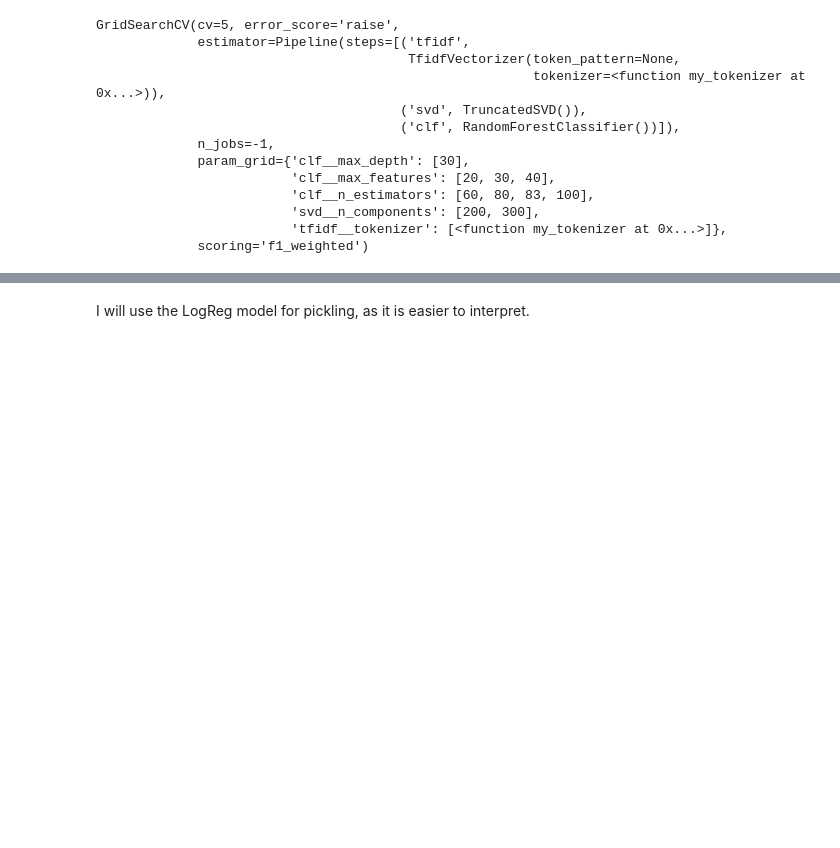
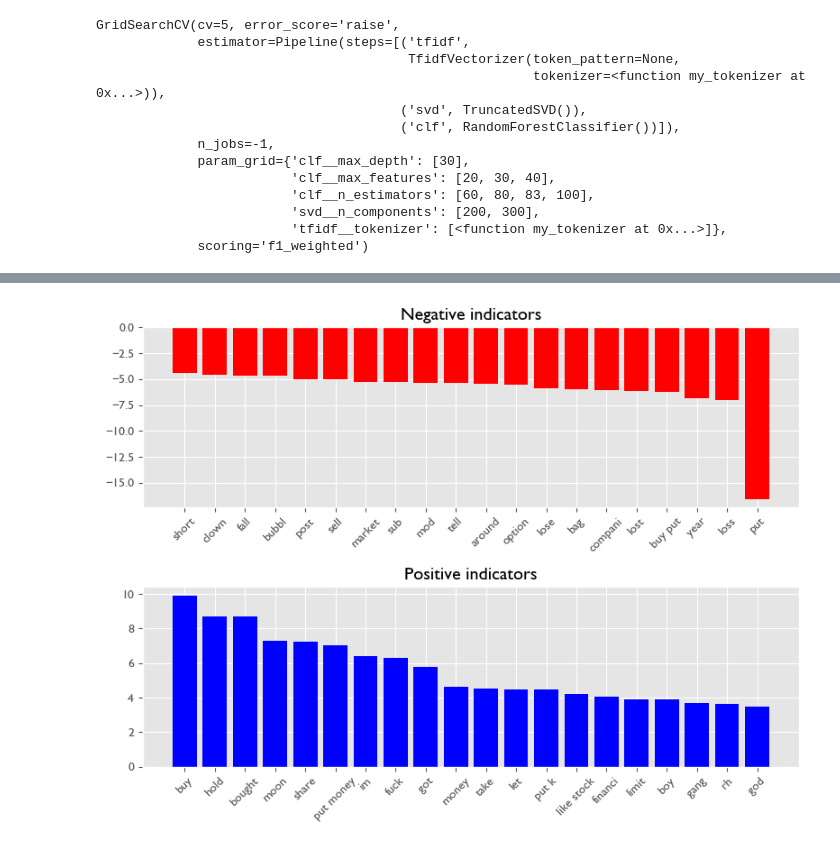
Before and after one commit to lusavkaedu/wallstreetbets, a Jupyter notebook: notebooks/03_A_Labelled_dataset_modelling_yes_no.ipynb, the cells around one changed output, grey strips where cells are left out. Cells and saved outputs as stored; diff of their text form; code cells hidden in the pictures; blank space fills up the shorter version.

```diff
--- a/notebooks/03_A_Labelled_dataset_modelling_yes_no.ipynb
+++ b/notebooks/03_A_Labelled_dataset_modelling_yes_no.ipynb
@@ -1478,2 +1548,37 @@ plt.show()
-# %% [markdown]
-I will use the LogReg model for pickling, as it is easier to interpret.
+# %%
+# Plotting the best log reg coefficients
+
+def plot_coefs(pipeline):
+    # Extract the Logistic Regression model and TfidfVectorizer from the pipeline
+    vectorizer = pipeline.named_steps['tfidf_log']
+    model = pipeline.named_steps['logr_log']
+
+    # Create a dataframe to store the coefficients
+    coef_df = pd.DataFrame({
+        "coefficient": model.coef_[0],
+        "token": vectorizer.get_feature_names_out()
+    })
+
+    # Sort by coefficients
+    coef_df = coef_df.sort_values("coefficient", ascending=False)
+
+    # Create a figure with 2 subplots
+    fig, axs = plt.subplots(2, 1, figsize=(8, 6))
+
+    # Plot tokens with smallest coefficients
+    axs[0].bar(coef_df.tail(20)["token"], coef_df.tail(20)["coefficient"], color="red")
+    axs[0].set_xticklabels(coef_df.tail(20)["token"], rotation=45)
+    axs[0].set_title("Negative indicators")
+
+    # Plot tokens with largest coefficients
+    axs[1].bar(coef_df.head(20)["token"], coef_df.head(20)["coefficient"], color="blue")
+    axs[1].set_xticklabels(coef_df.head(20)["token"], rotation=45)
+    axs[1].set_title("Positive indicators")
+
+    fig.tight_layout()
+    plt.show()
+
+# Plotting coefficients for the best_pipeline_log model
+plot_coefs(best_pipeline_log)
+# %% [output]
+[figure, added]
```
Also changed, not shown: parts of 40 cells of this notebook.
